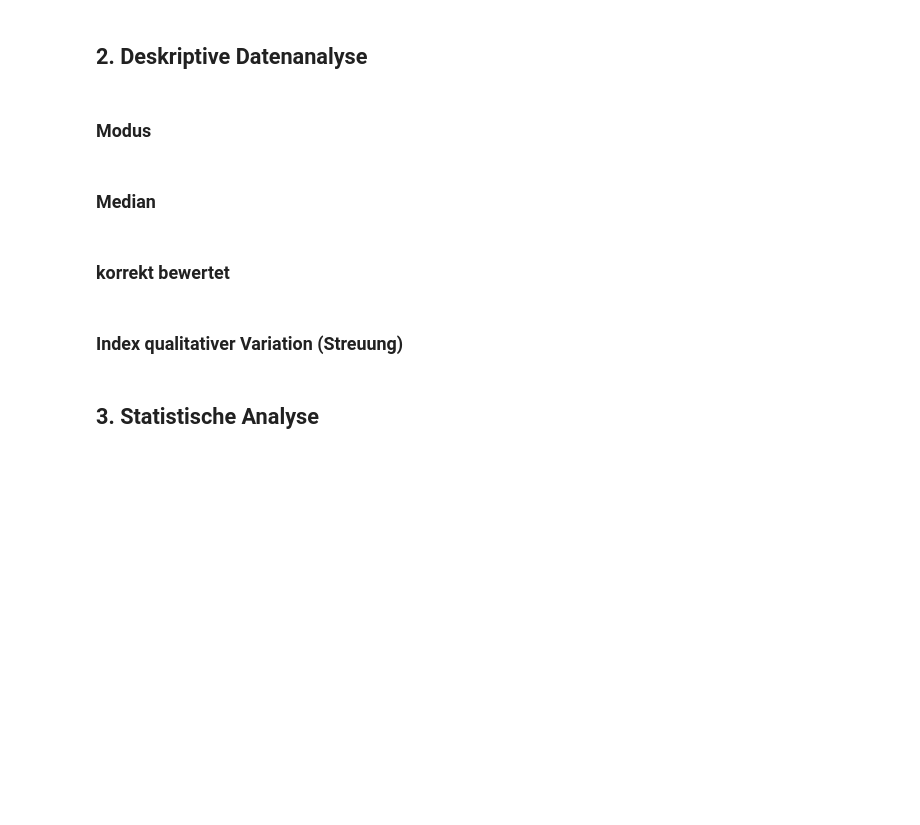
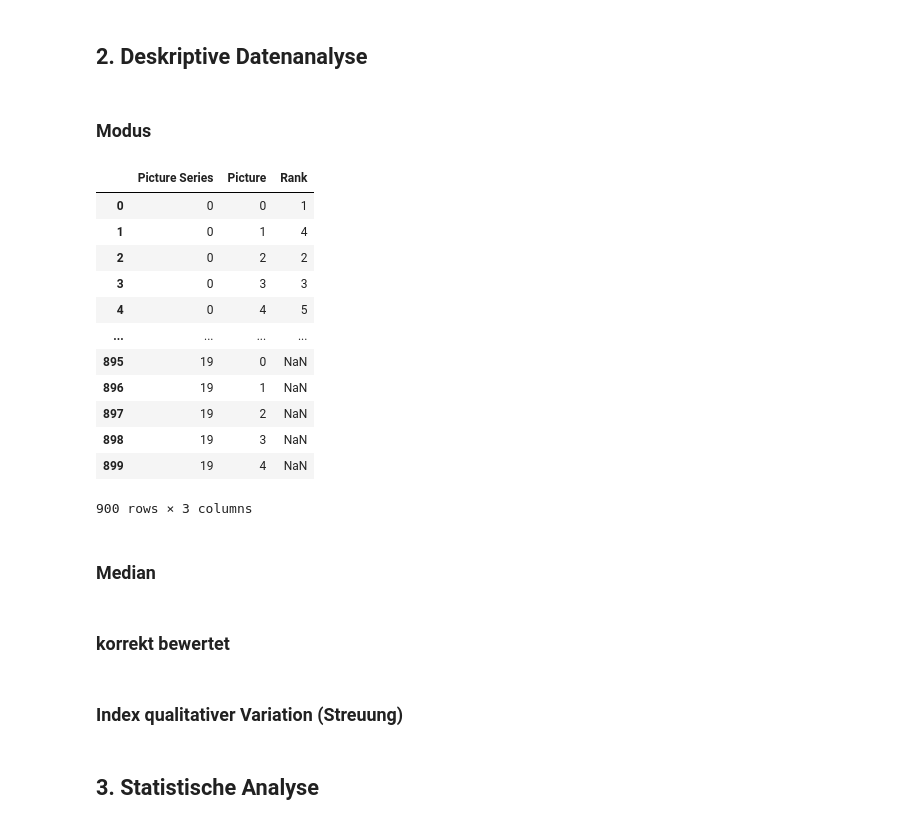
Before and after one commit to 9-cordes/order_experiment, a Jupyter notebook: rearrange_data.ipynb, the cells around one changed output. Saved outputs shown, nothing was run; the diff lists cells and outputs as text; code cells hidden in the pictures; blank space fills up the shorter version.

```diff
--- a/rearrange_data.ipynb
+++ b/rearrange_data.ipynb
@@ -64,6 +64,8 @@ odf
 | 8 | 2 | 1 | 5 | 3 | 4 | 4 | 5 | 2 | 1 | 3 | ... | ... |
 | 9 | NaN | NaN | NaN | NaN | NaN | NaN | NaN | NaN | NaN | NaN | ... | ... |
 9 rows × 100 columns
+# %%
+number_of_cases = len(odf)
 # %%
 #function to transform df
 def transform(odf):
@@ -133,11 +135,50 @@ pd.set_option('display.max_rows', 10)
 ## 1. Daten auf Konsistenz prüfen
 # %% [markdown]
 ## 2. Deskriptive Datenanalyse
-# %% [markdown]
-### Modus
-# %% [markdown]
-### Median
-# %% [markdown]
-### korrekt bewertet
-# %% [markdown]
-### Index qualitativer Variation (Streuung)
+# %% [markdown]
+### Modus
+# %%
+def get_modus(df):
+    df.loc[:, ['Picture Series', 'Picture', 'Rank']]
+
+    modus_df = pd.DataFrame(columns=['Picture Series','Picture','Modus'])
+
+    # go through every picture series
+    for i in range(20):
+
+        # go through every picture
+        for j in range(5):
+
+            # count the differnt answers
+            count = [0,0,0,0,0]
+
+            # check every case
+            for k in range(number_of_cases):
+
+
+                # check which rank
+                match status:
+                    case 1: count[0] += count[0]
+                    case 2: count[1] += count[1]
+                    case 3: count[2] += count[2]
+                    case 4: count[3] += count[3]
+                    case 5: count[4] += count[4]
+
+
+    return modus_df
+# %% [output]
+|  | Picture Series | Picture | Rank |
+| 0 | 0 | 0 | 1 |
+| 1 | 0 | 1 | 4 |
+| 2 | 0 | 2 | 2 |
+| 3 | 0 | 3 | 3 |
+| 4 | 0 | 4 | 5 |
+| ... | ... | ... | ... |
+| 895 | 19 | 0 | NaN |
+| 896 | 19 | 1 | NaN |
+| 897 | 19 | 2 | NaN |
+| 898 | 19 | 3 | NaN |
+| 899 | 19 | 4 | NaN |
+900 rows × 3 columns
+# %% [markdown]
+### Median
@@ -144,2 +188,6 @@ pd.set_option('display.max_rows', 10)
+# %% [markdown]
+### korrekt bewertet
+# %% [markdown]
+### Index qualitativer Variation (Streuung)
 # %% [markdown]
 ## 3. Statistische Analyse
```
Also changed, not shown: parts of 5 cells of this notebook.
